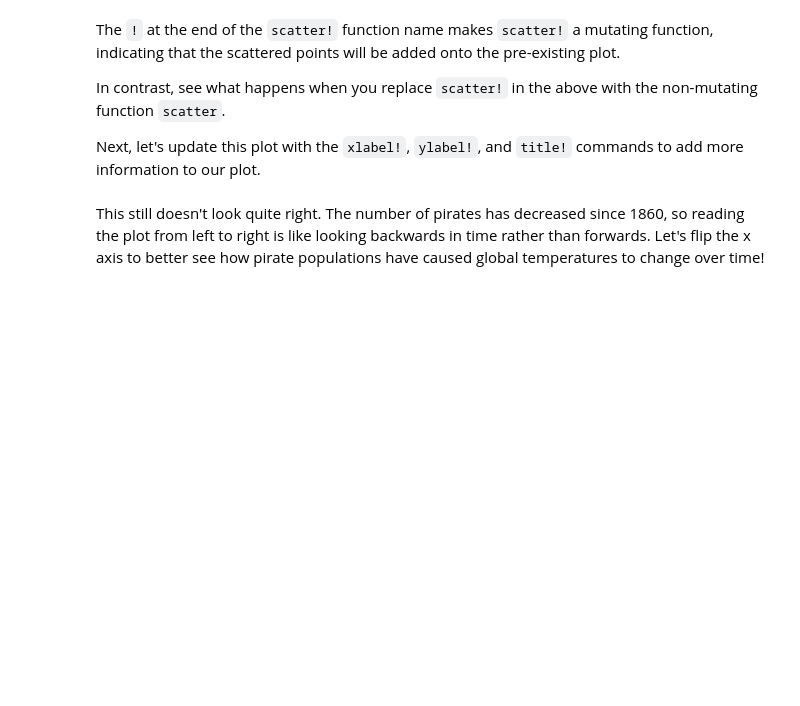
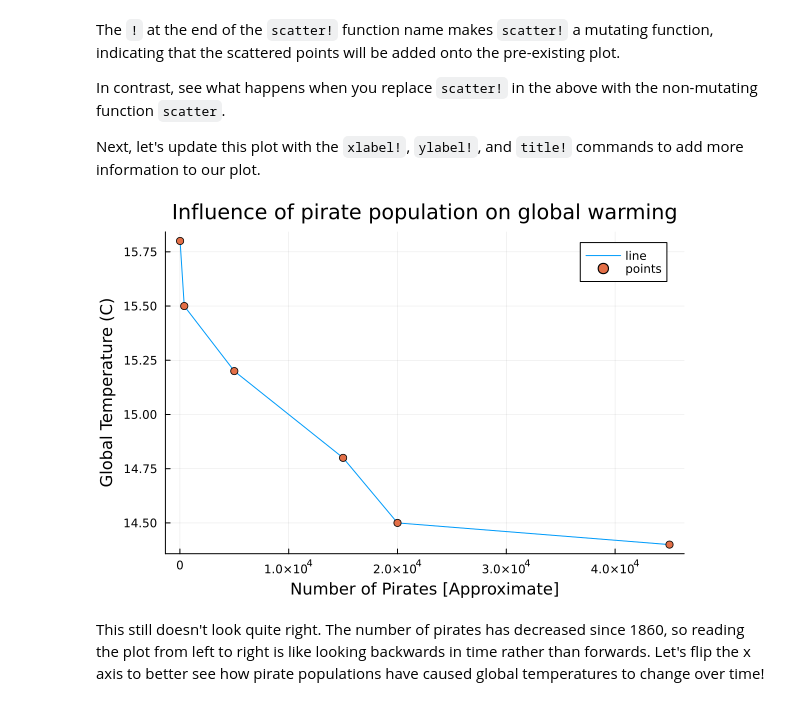
Before and after one commit to TrevorBushnell/Data-Science-Resources, a Jupyter notebook: Intro-To-Julia/H - Plotting.ipynb, the cells around one changed output. Drawn from its saved outputs; the diff is of its cells as text; code cells hidden in the pictures; blank space fills up the shorter version.

```diff
--- a/Intro-To-Julia/H - Plotting.ipynb
+++ b/Intro-To-Julia/H - Plotting.ipynb
@@ -41,5 +61,11 @@ The `!` at the end of the `scatter!` function name makes `scatter!` a mutating f
 In contrast, see what happens when you replace `scatter!` in the above with the non-mutating function `scatter`.
 
 Next, let's update this plot with the `xlabel!`, `ylabel!`, and `title!` commands to add more information to our plot.
+# %%
+xlabel!("Number of Pirates [Approximate]")
+ylabel!("Global Temperature (C)")
+title!("Influence of pirate population on global warming")
+# %% [output]
+[figure, added]
 # %% [markdown]
 This still doesn't look quite right. The number of pirates has decreased since 1860, so reading the plot from left to right is like looking backwards in time rather than forwards. Let's flip the x axis to better see how pirate populations have caused global temperatures to change over time!
```
Also changed, not shown: parts of 16 cells of this notebook, 3 other files.
